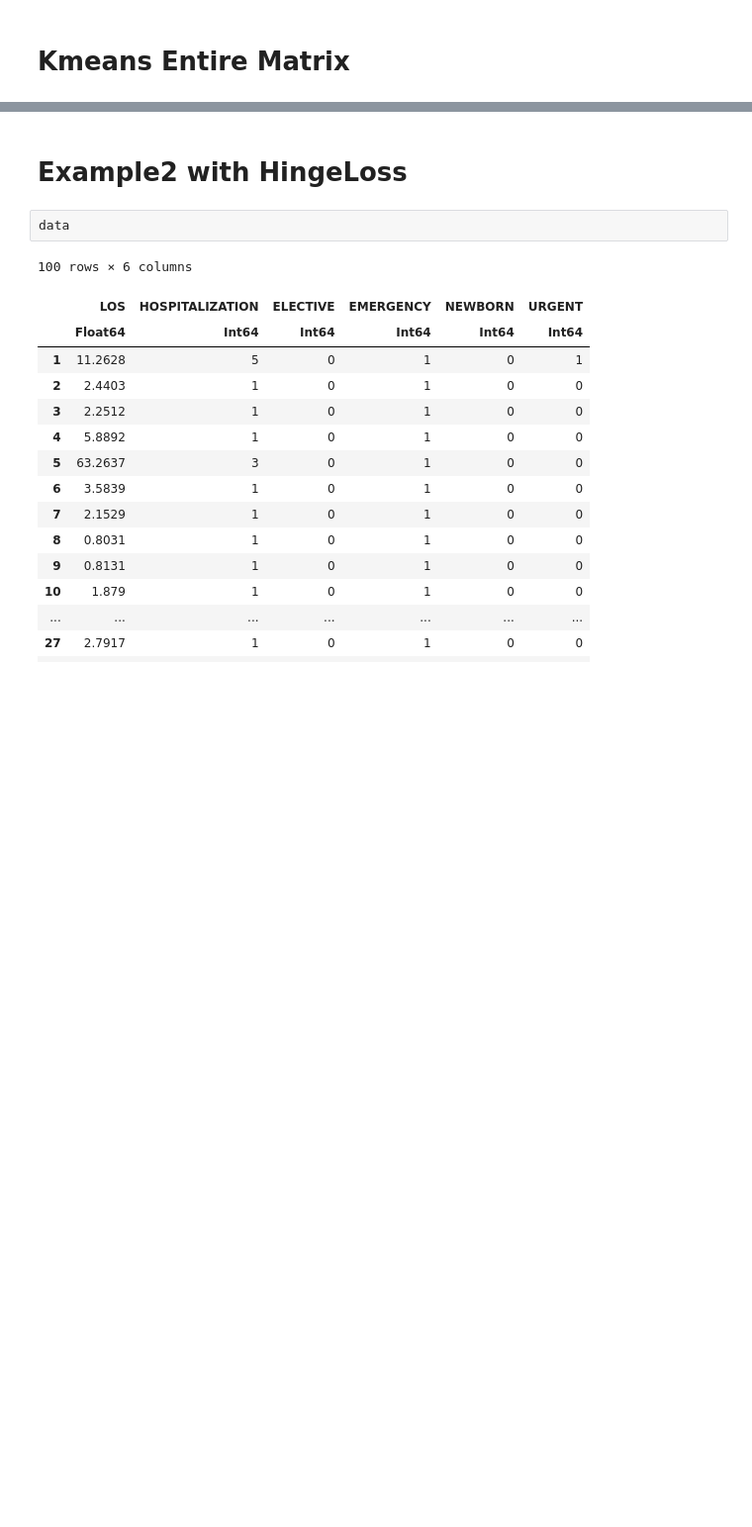
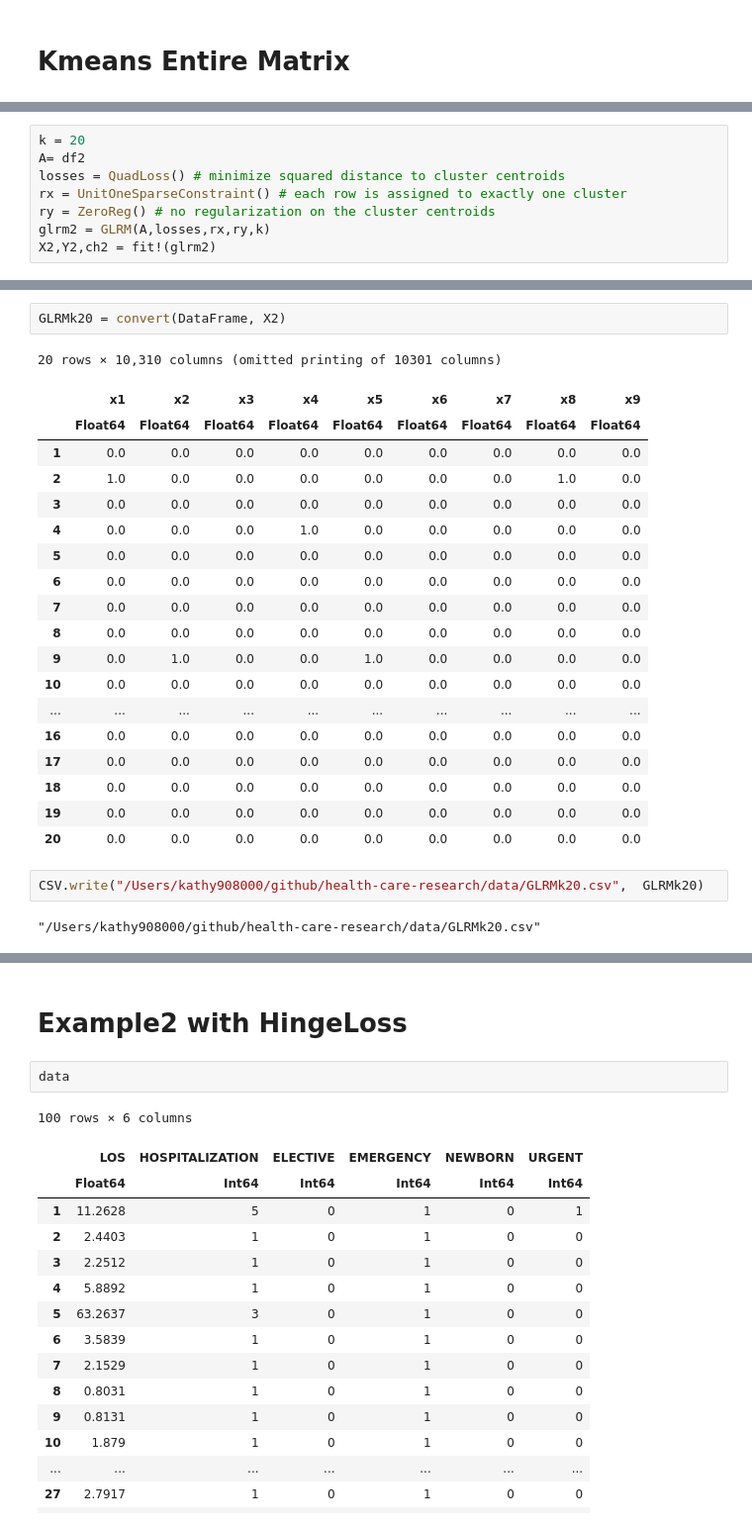
Before and after one commit to kathy908000/Health-Care-Research, a Jupyter notebook: code/GLRMfinal.ipynb, the cells around one changed output, grey strips where cells are left out. Shown at 99% size. Drawn from its saved outputs; the diff is of its cells as text; blank space fills up the shorter version.

```diff
--- a/code/GLRM.ipynb
+++ b/code/GLRMfinal.ipynb
@@ -365,0 +276,8 @@ Computing training and testing error as a function of iteration number
+# %%
+k = 20
+A= df2
+losses = QuadLoss() # minimize squared distance to cluster centroids
+rx = UnitOneSparseConstraint() # each row is assigned to exactly one cluster
+ry = ZeroReg() # no regularization on the cluster centroids
+glrm2 = GLRM(A,losses,rx,ry,k)
+X2,Y2,ch2 = fit!(glrm2)
@@ -365,0 +345,26 @@ Computing training and testing error as a function of iteration number
+# %%
+GLRMk20 = convert(DataFrame, X2)
+# %% [output]
+20 rows × 10,310 columns (omitted printing of 10301 columns)
+|  | x1 | x2 | x3 | x4 | x5 | x6 | x7 | x8 | x9 |
+|  | Float64 | Float64 | Float64 | Float64 | Float64 | Float64 | Float64 | Float64 | Float64 |
+| 1 | 0.0 | 0.0 | 0.0 | 0.0 | 0.0 | 0.0 | 0.0 | 0.0 | 0.0 |
+| 2 | 1.0 | 0.0 | 0.0 | 0.0 | 0.0 | 0.0 | 0.0 | 1.0 | 0.0 |
+| 3 | 0.0 | 0.0 | 0.0 | 0.0 | 0.0 | 0.0 | 0.0 | 0.0 | 0.0 |
+| 4 | 0.0 | 0.0 | 0.0 | 1.0 | 0.0 | 0.0 | 0.0 | 0.0 | 0.0 |
+| 5 | 0.0 | 0.0 | 0.0 | 0.0 | 0.0 | 0.0 | 0.0 | 0.0 | 0.0 |
+| 6 | 0.0 | 0.0 | 0.0 | 0.0 | 0.0 | 0.0 | 0.0 | 0.0 | 0.0 |
+| 7 | 0.0 | 0.0 | 0.0 | 0.0 | 0.0 | 0.0 | 0.0 | 0.0 | 0.0 |
+| 8 | 0.0 | 0.0 | 0.0 | 0.0 | 0.0 | 0.0 | 0.0 | 0.0 | 0.0 |
+| 9 | 0.0 | 1.0 | 0.0 | 0.0 | 1.0 | 0.0 | 0.0 | 0.0 | 0.0 |
+| 10 | 0.0 | 0.0 | 0.0 | 0.0 | 0.0 | 0.0 | 0.0 | 0.0 | 0.0 |
+| ... | ... | ... | ... | ... | ... | ... | ... | ... | ... |
+| 16 | 0.0 | 0.0 | 0.0 | 0.0 | 0.0 | 0.0 | 0.0 | 0.0 | 0.0 |
+| 17 | 0.0 | 0.0 | 0.0 | 0.0 | 0.0 | 0.0 | 0.0 | 0.0 | 0.0 |
+| 18 | 0.0 | 0.0 | 0.0 | 0.0 | 0.0 | 0.0 | 0.0 | 0.0 | 0.0 |
+| 19 | 0.0 | 0.0 | 0.0 | 0.0 | 0.0 | 0.0 | 0.0 | 0.0 | 0.0 |
+| 20 | 0.0 | 0.0 | 0.0 | 0.0 | 0.0 | 0.0 | 0.0 | 0.0 | 0.0 |
+# %%
+CSV.write("/Users/kathy908000/github/health-care-research/data/GLRMk20.csv",  GLRMk20)
+# %% [output]
+"/Users/kathy908000/github/health-care-research/data/GLRMk20.csv"
```
Also changed, not shown: parts of 55 cells of this notebook.
